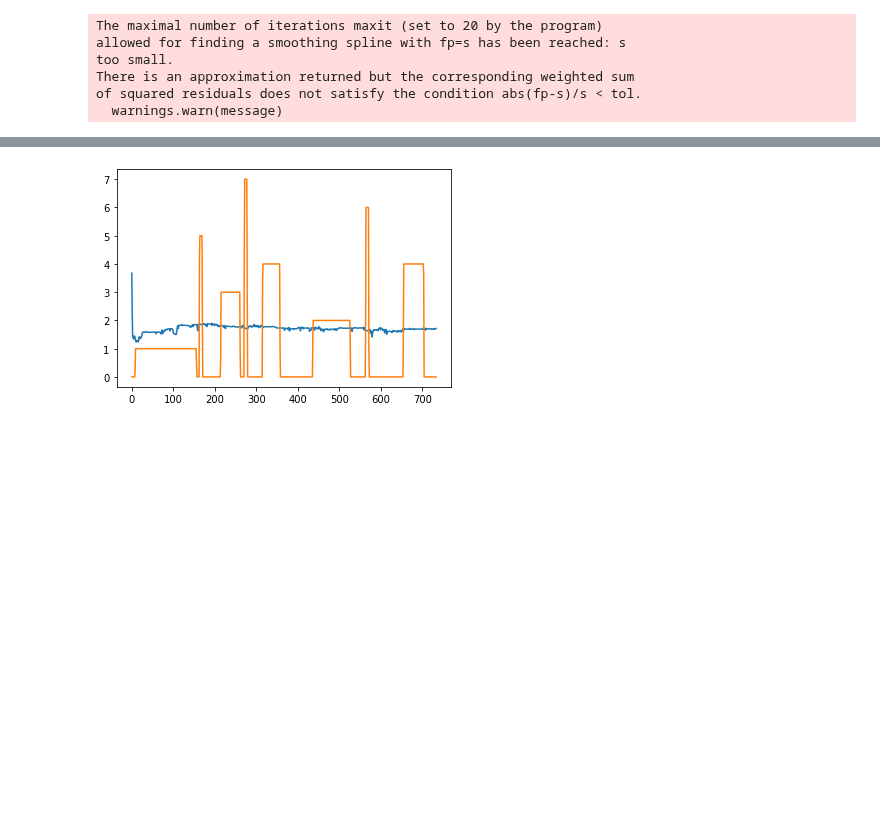
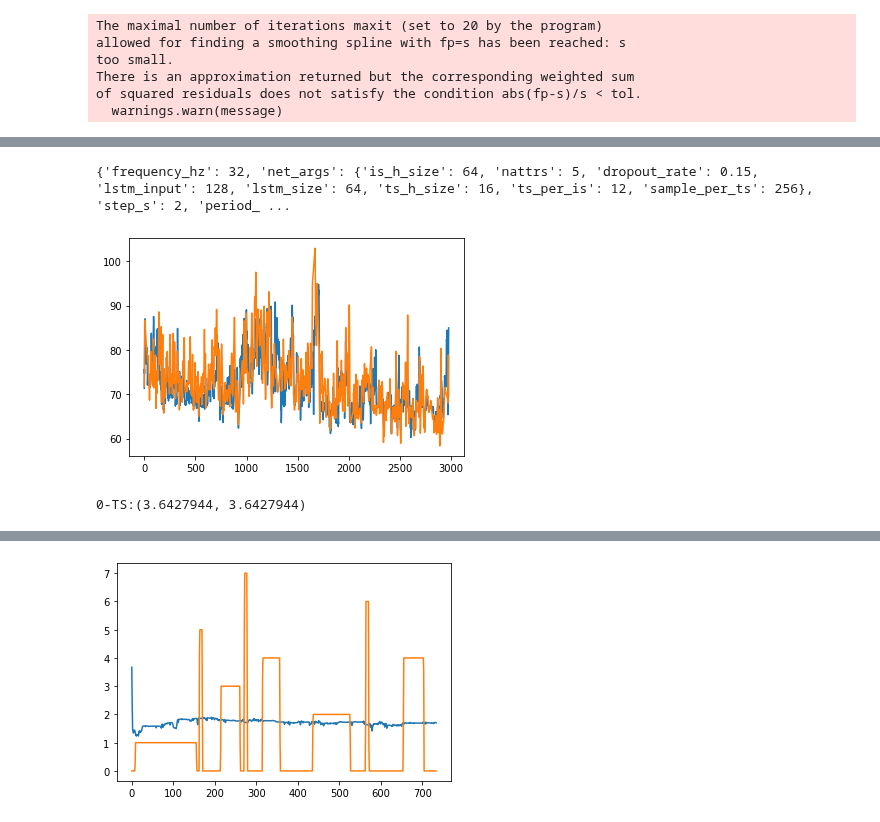
Before and after one commit to davipeag/HeartRateRegression, a Jupyter notebook: wesad_pce_lstm.ipynb, the cells around one changed output, grey strips where cells are left out. Saved outputs shown, nothing was run; the diff lists cells and outputs as text; code cells hidden in the pictures; blank space fills up the shorter version.

```diff
--- a/wesad_pce_lstm.ipynb
+++ b/wesad_pce_lstm.ipynb
@@ -240,4 +242,6 @@ Already up to date.
 # %%
+import pickle
+
 def compute_ensemble_named(results, model_name="PceLstm"):
 
   # results = [r[model_name] for r in results]
@@ -277,34 +281,38 @@ fchoice = {
     'nattrs': 7,
     'dropout_rate':0.15,
     'lstm_input': 128,
     'lstm_size': 64,
     'ts_h_size': 16
 }
 import CustomTrainers
 from CustomTrainers import SingleNoHrPpgPceLstmFullTrainer
 
 from PPG import UtilitiesDataXY
 from collections import defaultdict
 
 model_name = "NoHrPpgPceLstm"
-nepoch = 50
+nepoch = 100
 aresults = defaultdict(dict)
 for val_sub in range(7):
   for ts_sub in range(15):
     fchoice['ts_sub'] = ts_sub
     full_trainer = SingleNoHrPpgPceLstmFullTrainer(dfs_train, args["device"], nepoch, "dalia","NoHrPpgPceLstm")
     filename = f"wesad_ts_{ts_sub}_{val_sub}_from_ecg_period2_new_parameters_nepoch_{nepoch}_.pkl"
     save_path = os.path.join(STORE_DIR, filename)
     try:
       with open(save_path , "rb") as f:
         out = pickle.load(f)
     except FileNotFoundError:
       out = full_trainer.train(**fchoice)
       with open(save_path, "wb") as f:
         pickle.dump(out, f)
     print(out["args"], out['metric'])
     aresults[ts_sub][val_sub] = out
     print(f"{ts_sub}-TS:{compute_ensemble_named(list(aresults[ts_sub].values()))}")
+# %% [output]
+{'frequency_hz': 32, 'net_args': {'is_h_size': 64, 'nattrs': 5, 'dropout_rate': 0.15, 'lstm_input': 128, 'lstm_size': 64, 'ts_h_size': 16, 'ts_per_is': 12, 'sample_per_ts': 256}, 'step_s': 2, 'period_ ...
+[figure, added]
+0-TS:(3.6427944, 3.6427944)
 # %%
 import matplotlib.pyplot as plt
 import pickle
```
Also changed, not shown: parts of 3 cells of this notebook.
